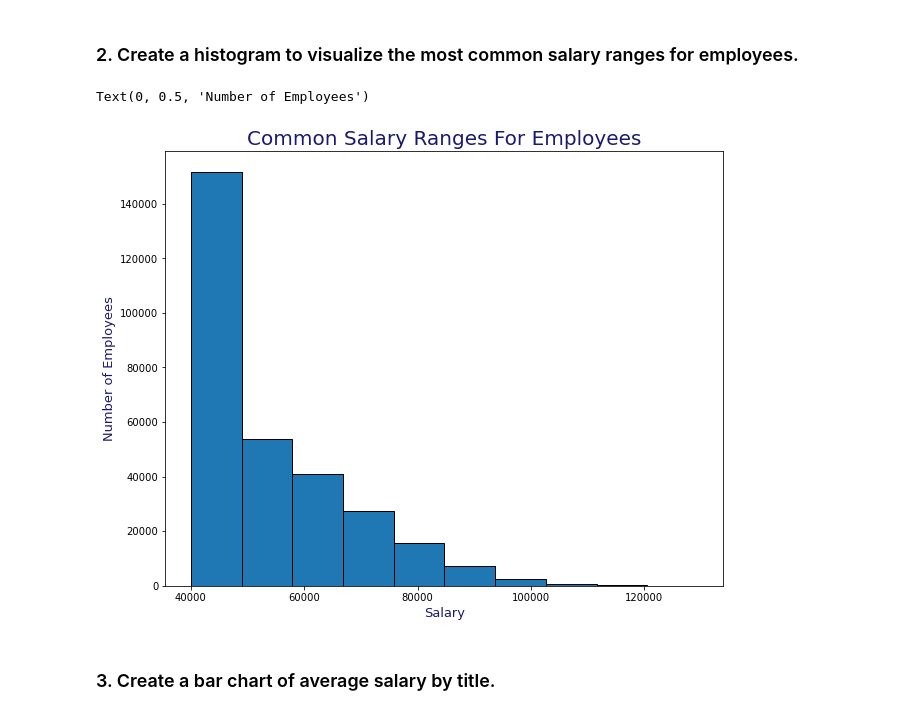
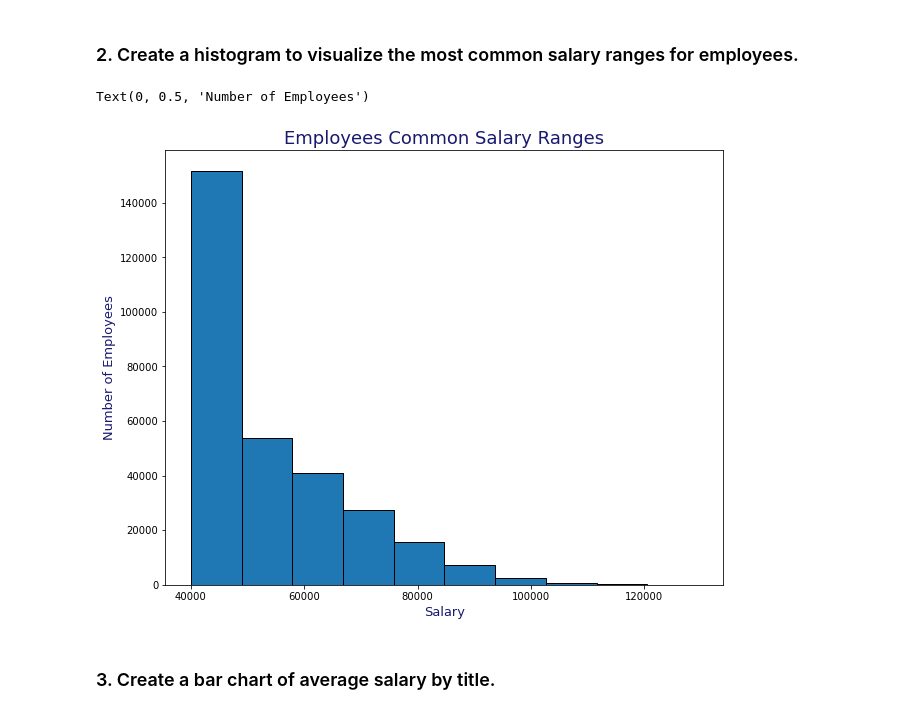
Before and after one commit to JimKTran/UofT-BCS-SQL-Challenge, a Jupyter notebook: EmployeeSQL/Bonus_db.ipynb, the cells around one changed output. Drawn from its saved outputs; the diff is of its cells as text; code cells hidden in the pictures.

```diff
--- a/EmployeeSQL/Bonus_db.ipynb
+++ b/EmployeeSQL/Bonus_db.ipynb
@@ -63,11 +63,11 @@ all_data
 ### 2. Create a histogram to visualize the most common salary ranges for employees.
 # %%
 all_data['salary'].plot(kind='hist', edgecolor='black', align='mid', figsize=(10,8))
-plt.title('Common Salary Ranges For Employees', fontsize =20, color='midnightblue')
+plt.title('Employees Common Salary Ranges', fontsize=18, color='midnightblue')
 plt.xlabel('Salary', fontsize=13, color='midnightblue')
 plt.ylabel('Number of Employees', fontsize=13, color='midnightblue')
 # %% [output]
 Text(0, 0.5, 'Number of Employees')
-[figure, old version]
+[figure, new version]
 # %% [markdown]
 ###  3. Create a bar chart of average salary by title.
```
Also changed, not shown: parts of 2 cells of this notebook.
